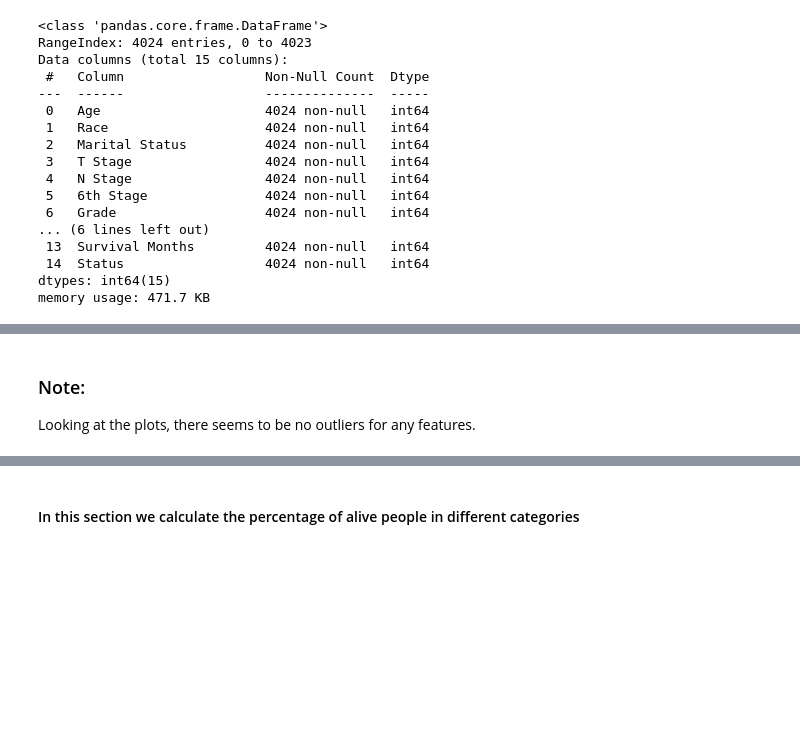
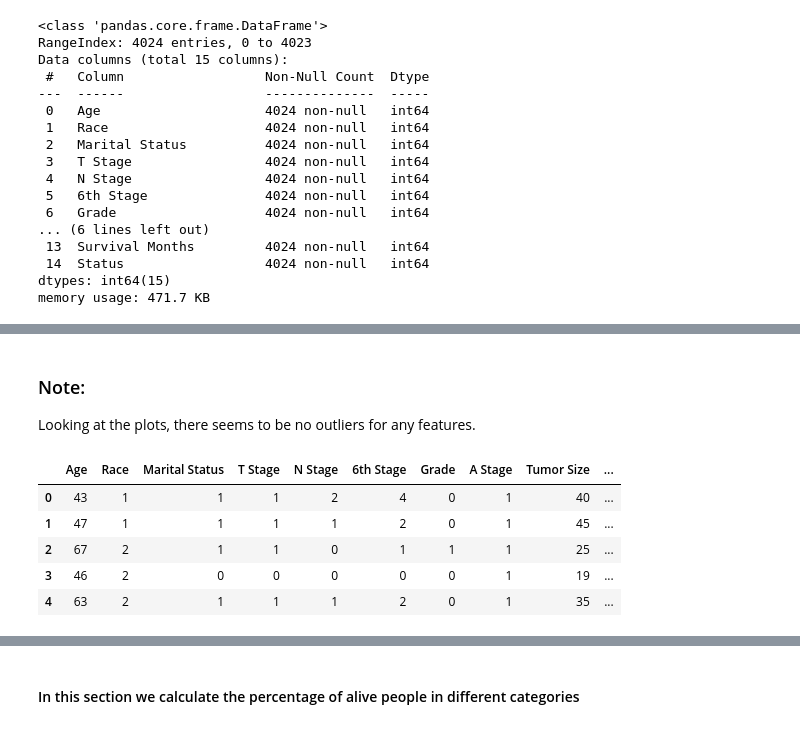
Before and after one commit to nakisa84/Springboard, a Jupyter notebook: capston 2 project/notebooks/BC-DataWrangling.ipynb, the cells around one changed output, grey strips where cells are left out. Drawn from its saved outputs; the diff is of its cells as text; code cells hidden in the pictures; blank space fills up the shorter version.

```diff
--- a/capston 2 project/notebooks/BC-DataWrangling.ipynb
+++ b/capston 2 project/notebooks/BC-DataWrangling.ipynb
@@ -209,3 +222,12 @@ plt.subplots_adjust(hspace=0.5);
-# %% [markdown]
-### Note:
-Looking at the plots, there seems to be no outliers for any features.
+# %% [markdown]
+### Note:
+Looking at the plots, there seems to be no outliers for any features.
+# %%
+df_numerical.head()
+# %% [output]
+|  | Age | Race | Marital Status | T Stage | N Stage | 6th Stage | Grade | A Stage | Tumor Size | ... |
+| 0 | 43 | 1 | 1 | 1 | 2 | 4 | 0 | 1 | 40 | ... |
+| 1 | 47 | 1 | 1 | 1 | 1 | 2 | 0 | 1 | 45 | ... |
+| 2 | 67 | 2 | 1 | 1 | 0 | 1 | 1 | 1 | 25 | ... |
+| 3 | 46 | 2 | 0 | 0 | 0 | 0 | 0 | 1 | 19 | ... |
+| 4 | 63 | 2 | 1 | 1 | 1 | 2 | 0 | 1 | 35 | ... |
```
Also changed, not shown: parts of 18 cells of this notebook, 7 other files.
